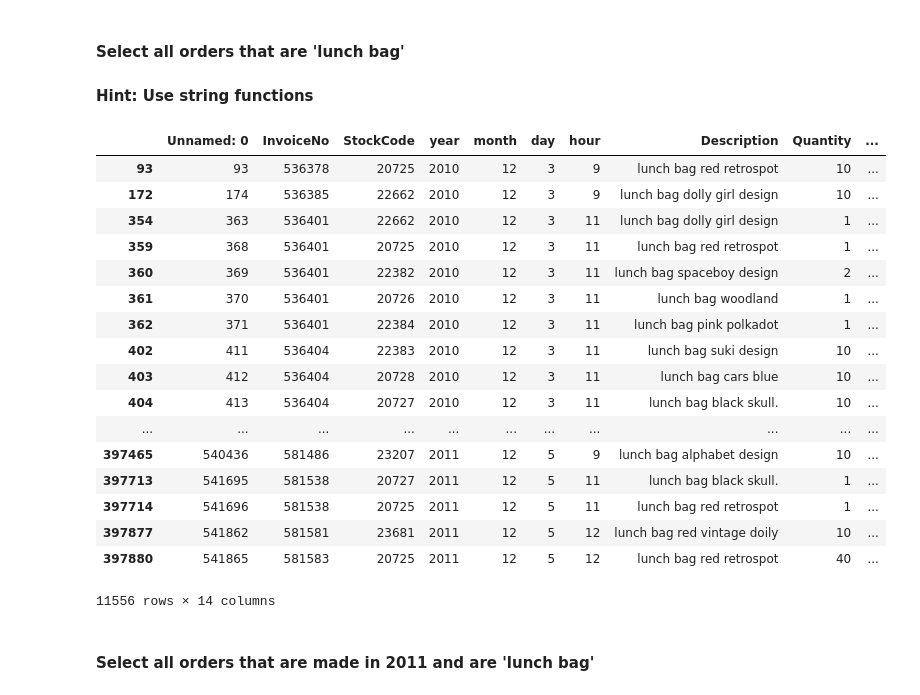
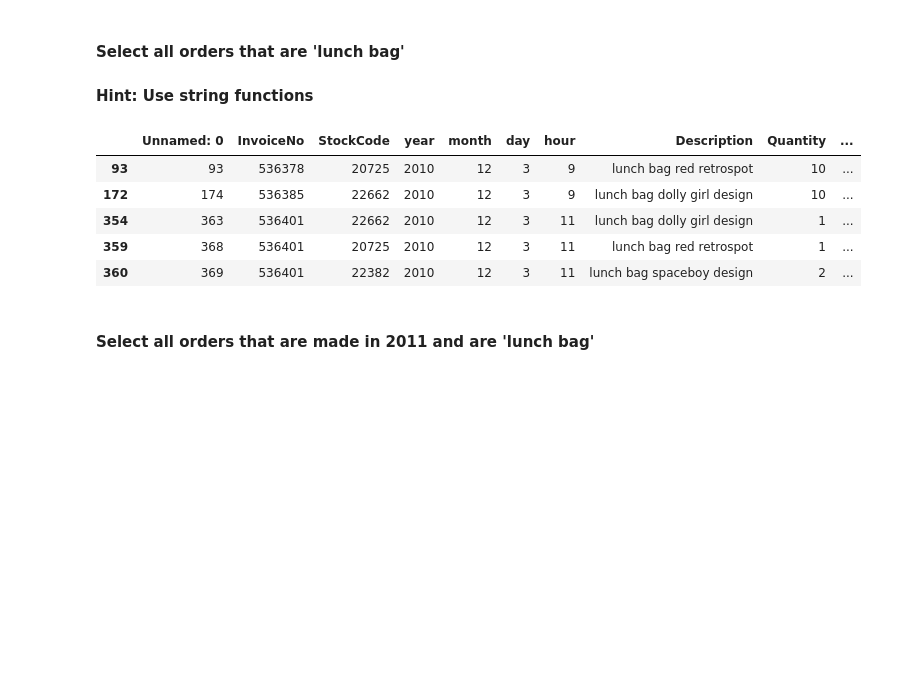
Before and after one commit to JavierLuna/data-labs, a Jupyter notebook: module-2/lab-subsetting-and-descriptive-stats/your-code/main.ipynb, the cells around one changed output. Drawn from its saved outputs; the diff is of its cells as text; code cells hidden in the pictures; blank space fills up the shorter version.

```diff
--- a/module-2/lab-subsetting-and-descriptive-stats/your-code/main.ipynb
+++ b/module-2/lab-subsetting-and-descriptive-stats/your-code/main.ipynb
@@ -510,26 +537,14 @@ spain_orders[spain_orders['amount_spent'] == 0]
 #### Hint: Use string functions
 # %%
 lunch = orders[orders['Description'].str.contains('lunch bag')]
-lunch
+lunch.head()
 # %% [output]
 |  | Unnamed: 0 | InvoiceNo | StockCode | year | month | day | hour | Description | Quantity | ... |
 | 93 | 93 | 536378 | 20725 | 2010 | 12 | 3 | 9 | lunch bag red retrospot | 10 | ... |
 | 172 | 174 | 536385 | 22662 | 2010 | 12 | 3 | 9 | lunch bag dolly girl design | 10 | ... |
 | 354 | 363 | 536401 | 22662 | 2010 | 12 | 3 | 11 | lunch bag dolly girl design | 1 | ... |
 | 359 | 368 | 536401 | 20725 | 2010 | 12 | 3 | 11 | lunch bag red retrospot | 1 | ... |
 | 360 | 369 | 536401 | 22382 | 2010 | 12 | 3 | 11 | lunch bag spaceboy design | 2 | ... |
-| 361 | 370 | 536401 | 20726 | 2010 | 12 | 3 | 11 | lunch bag woodland | 1 | ... |
-| 362 | 371 | 536401 | 22384 | 2010 | 12 | 3 | 11 | lunch bag pink polkadot | 1 | ... |
-| 402 | 411 | 536404 | 22383 | 2010 | 12 | 3 | 11 | lunch bag suki design | 10 | ... |
-| 403 | 412 | 536404 | 20728 | 2010 | 12 | 3 | 11 | lunch bag cars blue | 10 | ... |
-| 404 | 413 | 536404 | 20727 | 2010 | 12 | 3 | 11 | lunch bag black skull. | 10 | ... |
-| ... | ... | ... | ... | ... | ... | ... | ... | ... | ... | ... |
-| 397465 | 540436 | 581486 | 23207 | 2011 | 12 | 5 | 9 | lunch bag alphabet design | 10 | ... |
-| 397713 | 541695 | 581538 | 20727 | 2011 | 12 | 5 | 11 | lunch bag black skull. | 1 | ... |
-| 397714 | 541696 | 581538 | 20725 | 2011 | 12 | 5 | 11 | lunch bag red retrospot | 1 | ... |
-| 397877 | 541862 | 581581 | 23681 | 2011 | 12 | 5 | 12 | lunch bag red vintage doily | 10 | ... |
-| 397880 | 541865 | 581583 | 20725 | 2011 | 12 | 5 | 12 | lunch bag red retrospot | 40 | ... |
-11556 rows × 14 columns
 # %% [markdown]
 #### Select all orders that are made in 2011 and are 'lunch bag'
 # %%
```
Also changed, not shown: parts of 25 cells of this notebook.
